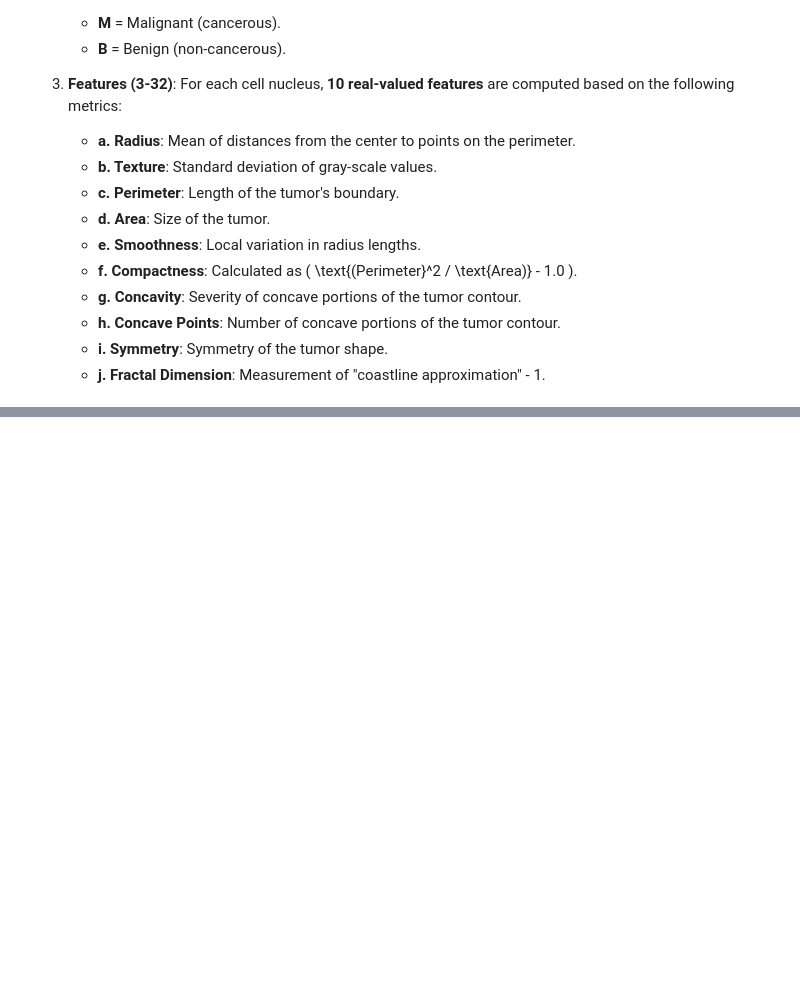
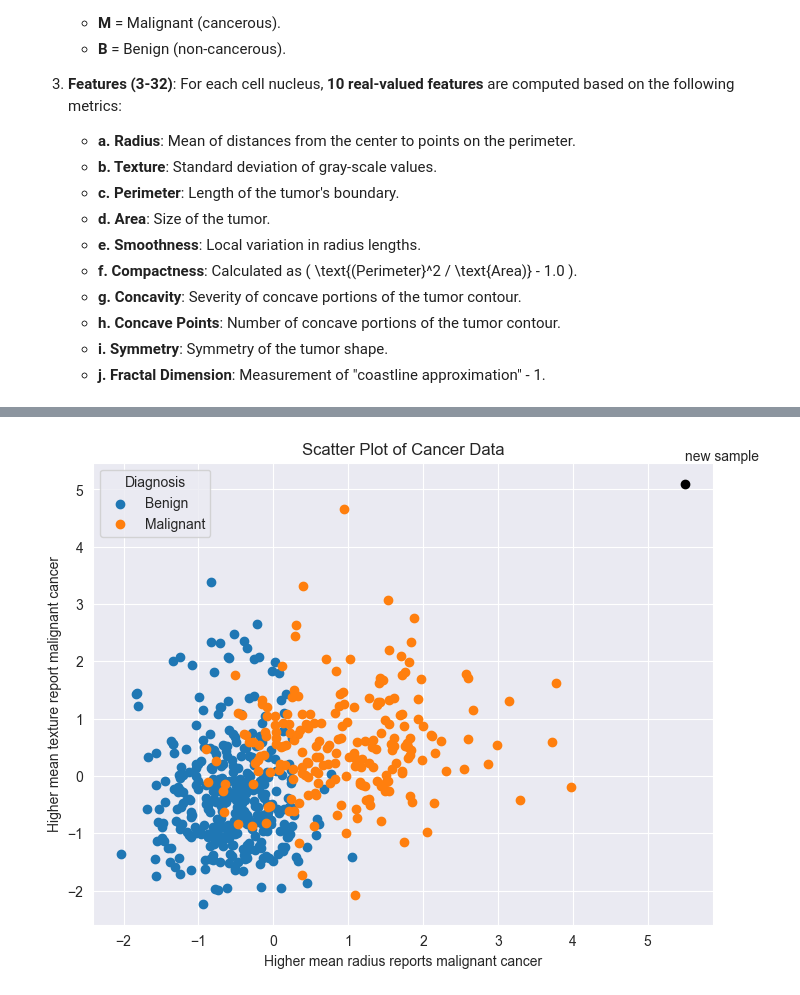
Before and after one commit to kismet85/dkkoAssignments, a Jupyter notebook: knn_classifier.ipynb, the cells around one changed output, grey strips where cells are left out. Saved outputs shown, nothing was run; the diff lists cells and outputs as text; code cells hidden in the pictures; blank space fills up the shorter version.

```diff
--- a/knn_classifier.ipynb
+++ b/knn_classifier.ipynb
@@ -82,0 +116,18 @@ df.head()
+# %%
+fig, ax = plt.subplots(figsize=(8, 6))
+
+for diagnosis, group in df.groupby('Diagnosis'):
+    ax.scatter(group['radius1'], group['texture1'], label='Benign' if diagnosis == 'B' else 'Malignant')
+
+# Add a hypothetical new sample
+ax.plot([5.5], [5.1], 'o', c='black')
+ax.text(5.5, 5.5, 'new sample')
+
+# Legend and labels
+ax.legend(title='Diagnosis')
+ax.set(xlabel='Higher mean radius reports malignant cancer', ylabel='Higher mean texture report malignant cancer',
+       title='Scatter Plot of Cancer Data')
+
+plt.show()
+# %% [output]
+[figure, added]
```
Also changed, not shown: parts of 11 cells of this notebook.
